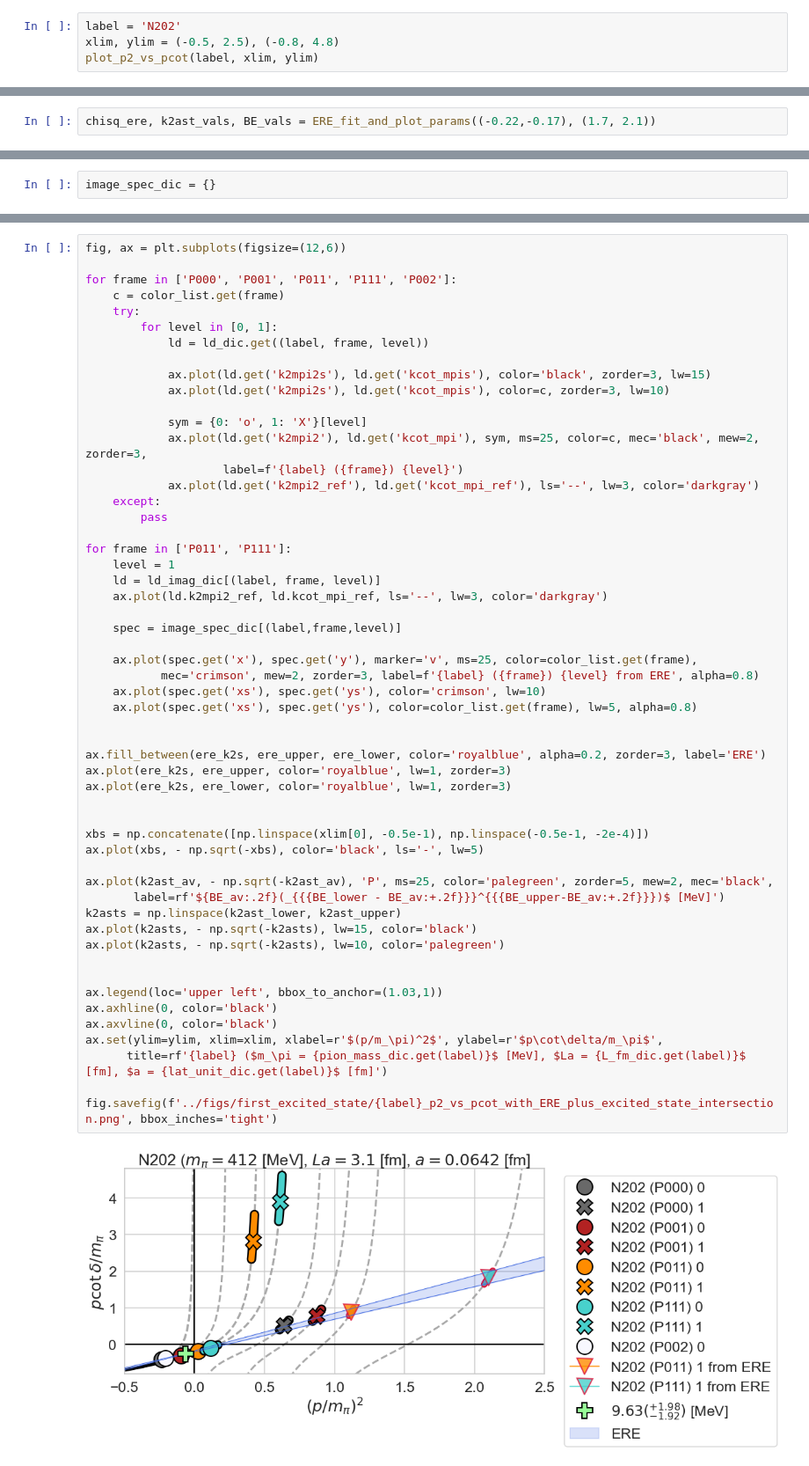
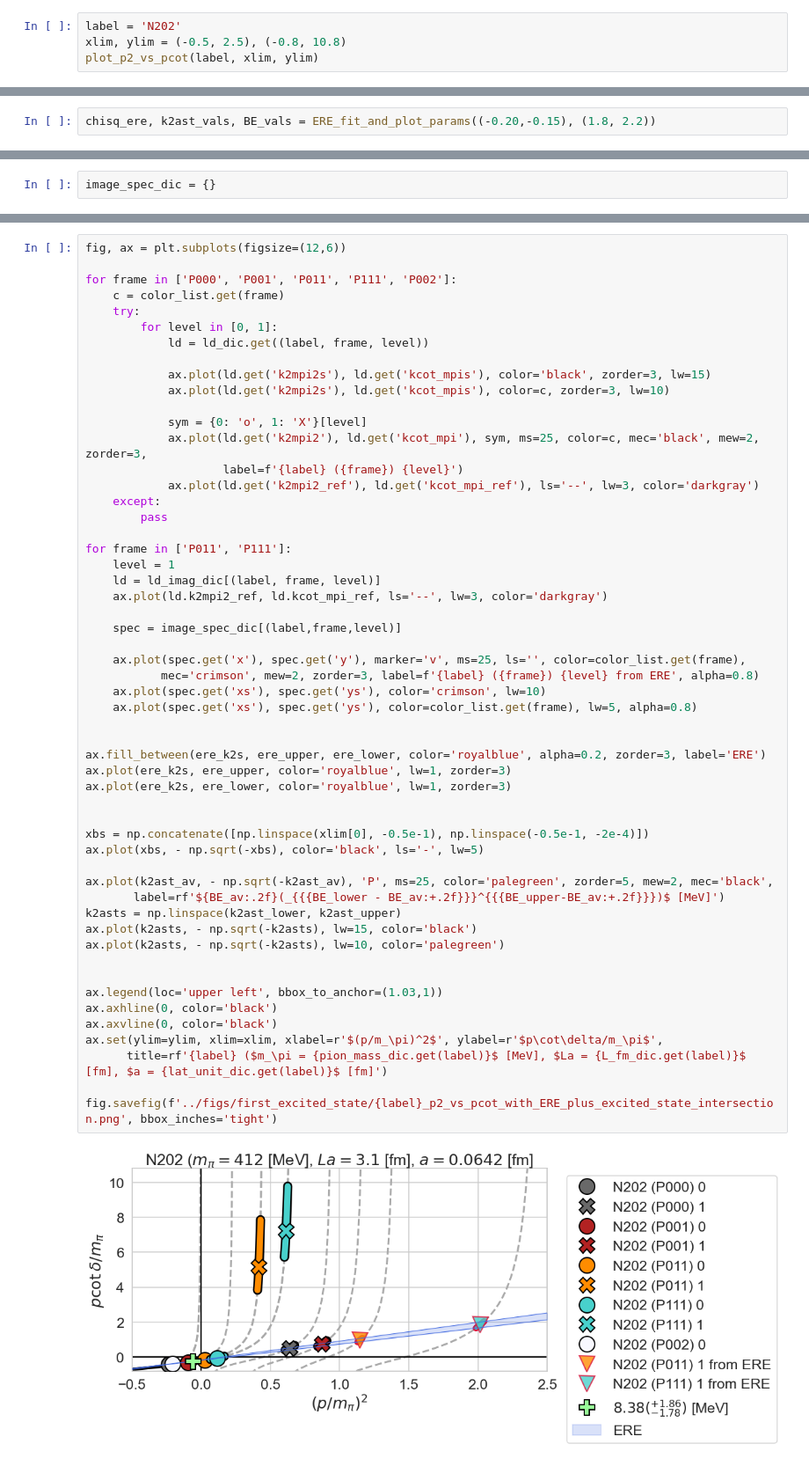
Before and after one commit to tkmiriya/weakly_bound_h, a Jupyter notebook: notebook/first_excited_state_test.ipynb, the cells around one changed output, grey strips where cells are left out. Shown at 88% size. Cells and saved outputs as stored; diff of their text form.

```diff
--- a/notebook/first_excited_state_test.ipynb
+++ b/notebook/first_excited_state_test.ipynb
@@ -123,6 +123,6 @@ def plot_p2_vs_pcot(label, xlim, ylim):
 for convenience, we consider N202 ensemble
 # %%
 label = 'N202'
-xlim, ylim = (-0.5, 2.5), (-0.8, 4.8)
+xlim, ylim = (-0.5, 2.5), (-0.8, 10.8)
 plot_p2_vs_pcot(label, xlim, ylim)
 # %% [output]
@@ -224,5 +224,5 @@ def ERE_fit_and_plot_params(a0inv_lim, reff_lim, mesh_num=100, fit_key_list=fit_
     fig.savefig(f'../figs/first_excited_state/{label}_ERE_param_with_P000_1_P001_1.png', bbox_inches='tight')
     return chisq_ere, (k2ast_av, k2ast_lower, k2ast_upper), (BE_av, BE_lower, BE_upper)
 # %%
-chisq_ere, k2ast_vals, BE_vals = ERE_fit_and_plot_params((-0.22,-0.17), (1.7, 2.1))
+chisq_ere, k2ast_vals, BE_vals = ERE_fit_and_plot_params((-0.20,-0.15), (1.8, 2.2))
 # %% [output]
@@ -592,36 +592,36 @@ for frame in ['P011', 'P111']:
 
     spec = image_spec_dic[(label,frame,level)]
 
-    ax.plot(spec.get('x'), spec.get('y'), marker='v', ms=25, color=color_list.get(frame),
+    ax.plot(spec.get('x'), spec.get('y'), marker='v', ms=25, ls='', color=color_list.get(frame),
            mec='crimson', mew=2, zorder=3, label=f'{label} ({frame}) {level} from ERE', alpha=0.8)
     ax.plot(spec.get('xs'), spec.get('ys'), color='crimson', lw=10)
     ax.plot(spec.get('xs'), spec.get('ys'), color=color_list.get(frame), lw=5, alpha=0.8)
 
 
 ax.fill_between(ere_k2s, ere_upper, ere_lower, color='royalblue', alpha=0.2, zorder=3, label='ERE')
 ax.plot(ere_k2s, ere_upper, color='royalblue', lw=1, zorder=3)
 ax.plot(ere_k2s, ere_lower, color='royalblue', lw=1, zorder=3)
 
 
 xbs = np.concatenate([np.linspace(xlim[0], -0.5e-1), np.linspace(-0.5e-1, -2e-4)])
 ax.plot(xbs, - np.sqrt(-xbs), color='black', ls='-', lw=5)
 
 ax.plot(k2ast_av, - np.sqrt(-k2ast_av), 'P', ms=25, color='palegreen', zorder=5, mew=2, mec='black',
        label=rf'${BE_av:.2f}(_{{{BE_lower - BE_av:+.2f}}}^{{{BE_upper-BE_av:+.2f}}})$ [MeV]')
 k2asts = np.linspace(k2ast_lower, k2ast_upper)
 ax.plot(k2asts, - np.sqrt(-k2asts), lw=15, color='black')
 ax.plot(k2asts, - np.sqrt(-k2asts), lw=10, color='palegreen')
 
 
 ax.legend(loc='upper left', bbox_to_anchor=(1.03,1))
 ax.axhline(0, color='black')
 ax.axvline(0, color='black')
 ax.set(ylim=ylim, xlim=xlim, xlabel=r'$(p/m_\pi)^2$', ylabel=r'$p\cot\delta/m_\pi$',
       title=rf'{label} ($m_\pi = {pion_mass_dic.get(label)}$ [MeV], $La = {L_fm_dic.get(label)}$ [fm], $a = {lat_unit_dic.get(label)}$ [fm]')
 
 fig.savefig(f'../figs/first_excited_state/{label}_p2_vs_pcot_with_ERE_plus_excited_state_intersection.png', bbox_inches='tight')
 # %% [output]
-[figure, old version]
+[figure, new version]
 # %%
 fig, ax = plt.subplots(figsize=(4, 8))
 
```
Also changed, not shown: parts of 12 cells of this notebook, 5 other files.
